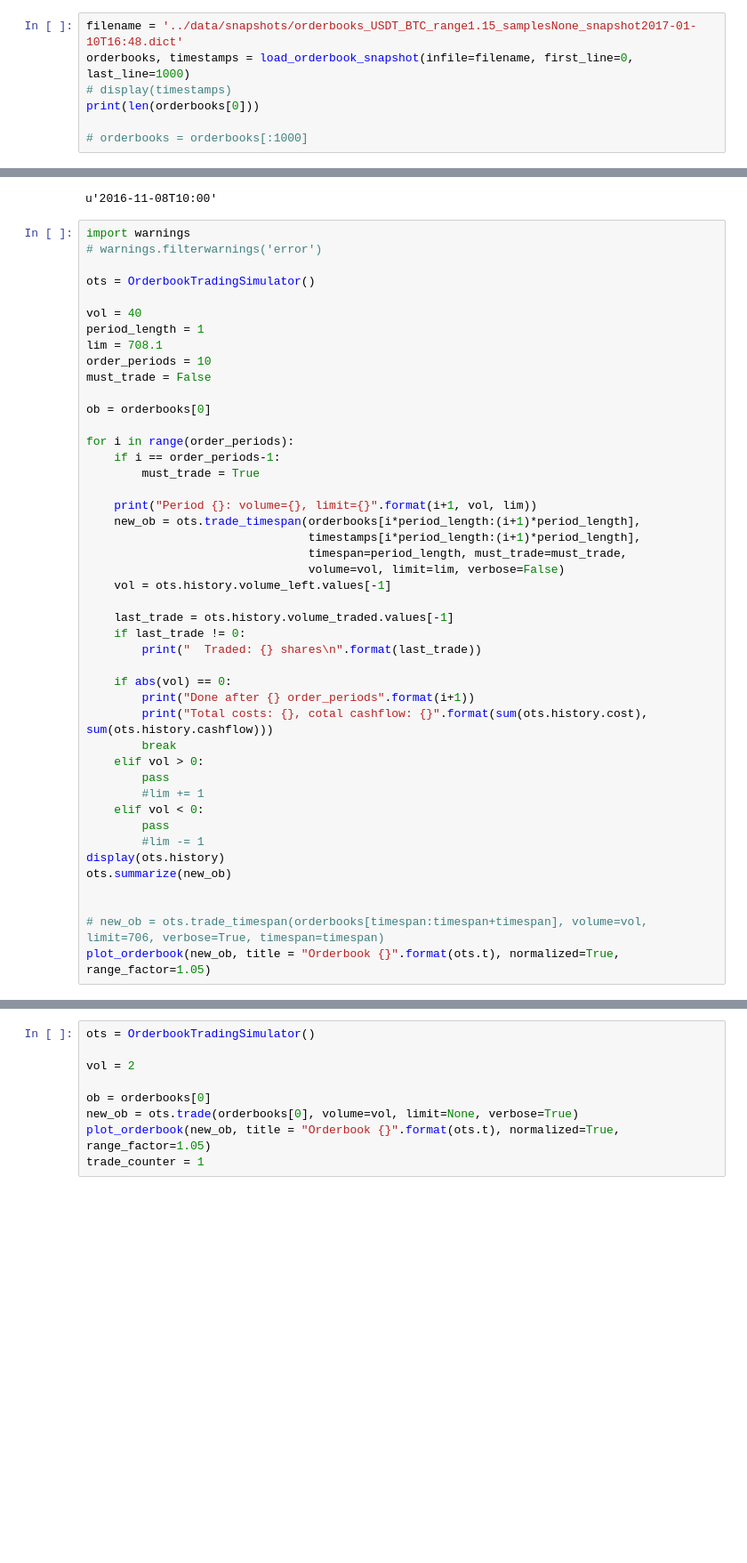
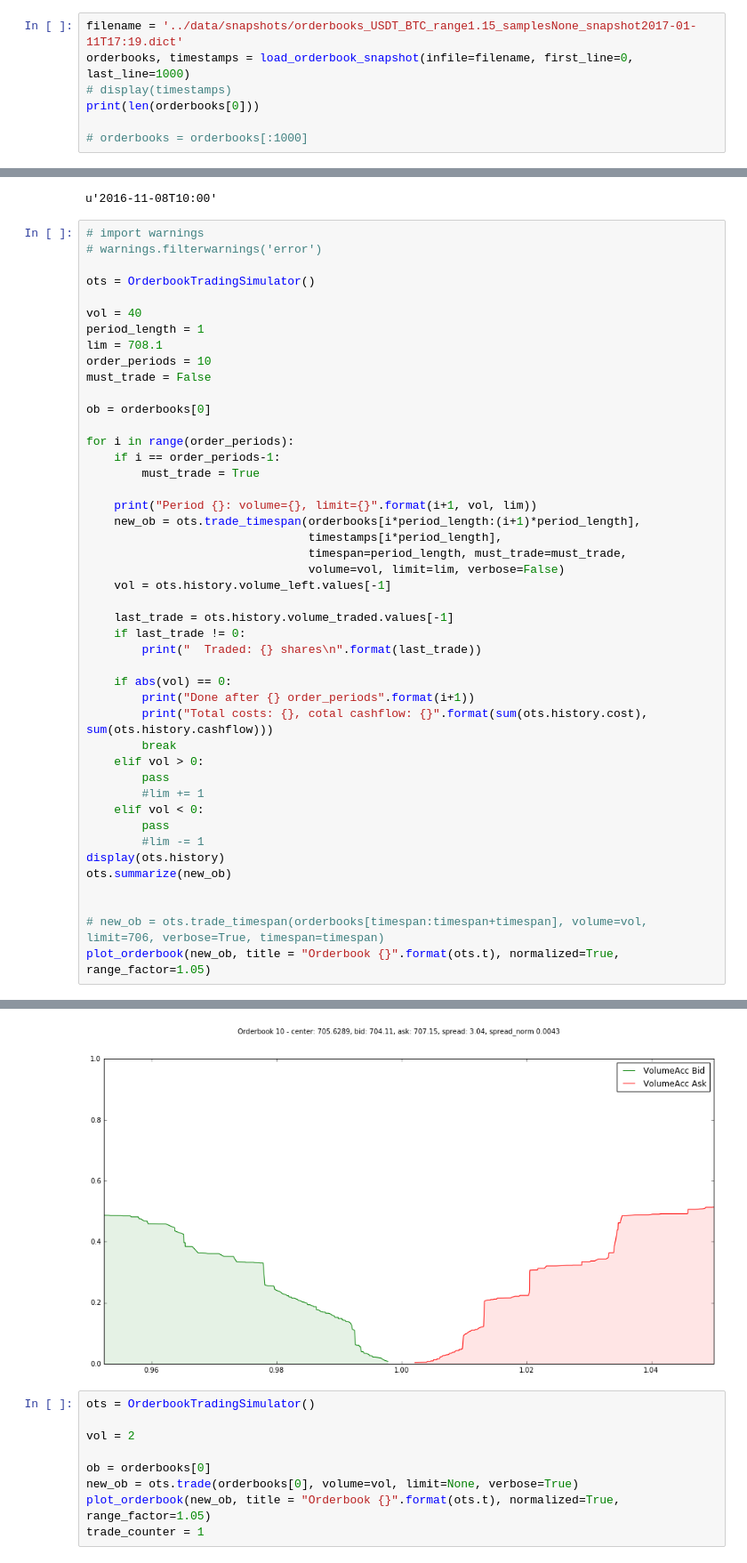
Before and after one commit to axelperschmann/orderbook_agent, a Jupyter notebook: extract_orderbooks_for_one_currencypair.ipynb, the cells around one changed output, grey strips where cells are left out. Shown at 89% size. Cells and saved outputs as stored; diff of their text form; blank space fills up the shorter version.

```diff
--- a/extract_orderbooks_for_one_currencypair.ipynb
+++ b/extract_orderbooks_for_one_currencypair.ipynb
@@ -50,5 +44,5 @@ Successfully created file 'test__.dict'
 # %%
-filename = '../data/snapshots/orderbooks_USDT_BTC_range1.15_samplesNone_snapshot2017-01-10T16:48.dict'
+filename = '../data/snapshots/orderbooks_USDT_BTC_range1.15_samplesNone_snapshot2017-01-11T17:19.dict'
 orderbooks, timestamps = load_orderbook_snapshot(infile=filename, first_line=0, last_line=1000)
 # display(timestamps)
 print(len(orderbooks[0]))
@@ -62,7 +56,7 @@ display(timestamps[0][:-10])
 # %% [output]
 u'2016-11-08T10:00'
 # %%
-import warnings
+# import warnings
 # warnings.filterwarnings('error')
 
 ots = OrderbookTradingSimulator()
@@ -81,7 +75,7 @@ for i in range(order_periods):
 
     print("Period {}: volume={}, limit={}".format(i+1, vol, lim))
     new_ob = ots.trade_timespan(orderbooks[i*period_length:(i+1)*period_length],
-                                timestamps[i*period_length:(i+1)*period_length],
+                                timestamps[i*period_length],
                                 timespan=period_length, must_trade=must_trade,
                                 volume=vol, limit=lim, verbose=False)
     vol = ots.history.volume_left.values[-1]
@@ -140,3 +179,4 @@ Total costs: 66.4530478439, cotal cashflow: -28275.4520907
+[figure, added]
 # %%
 ots = OrderbookTradingSimulator()
 
```
Also changed, not shown: parts of 6 cells of this notebook.
